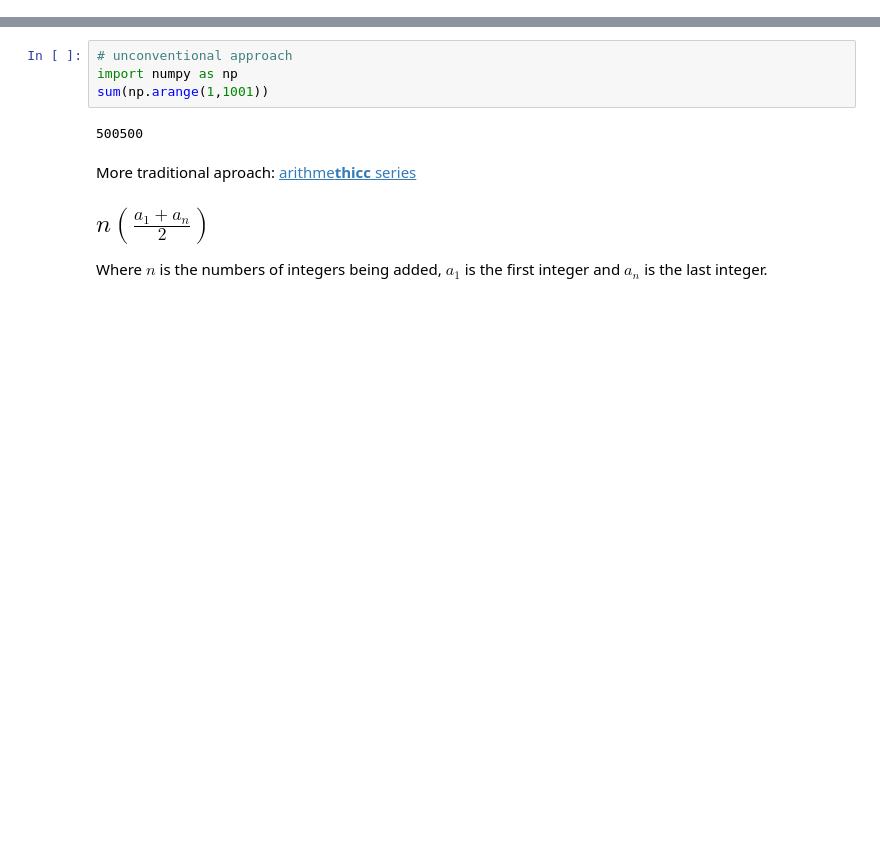
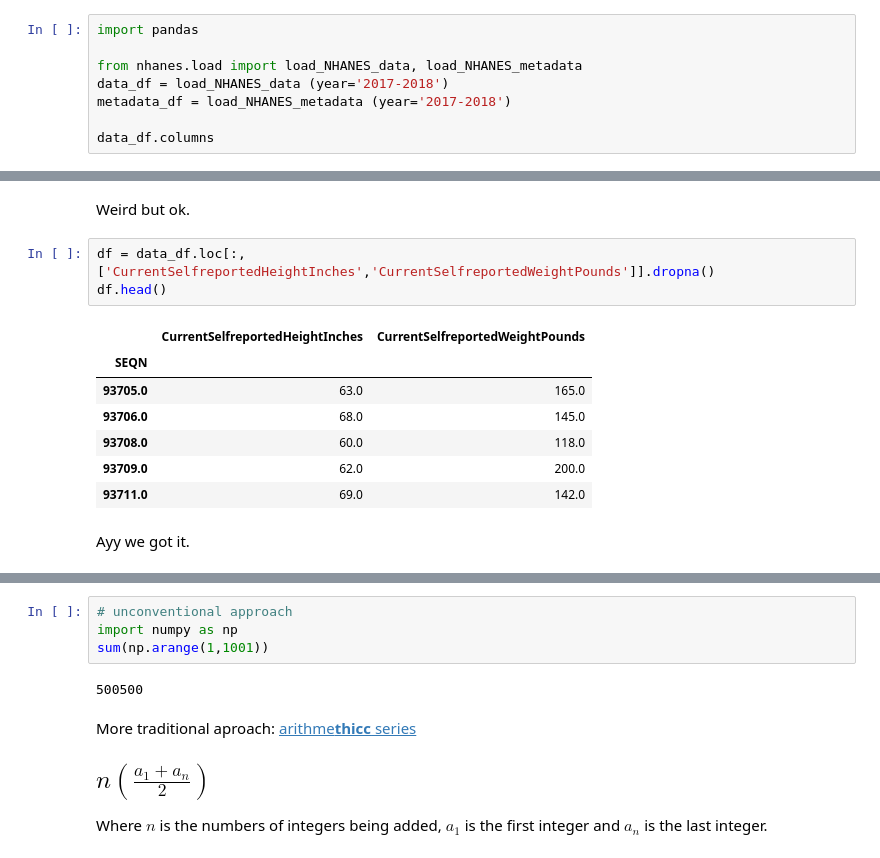
Before and after one commit to wlinds/mte, a Jupyter notebook: daily_doodle.ipynb, the cells around one changed output, grey strips where cells are left out. Drawn from its saved outputs; the diff is of its cells as text; blank space fills up the shorter version.

```diff
--- a/daily_doodle.ipynb
+++ b/daily_doodle.ipynb
@@ -0,0 +86,8 @@
+# %%
+import pandas
+
+from nhanes.load import load_NHANES_data, load_NHANES_metadata
+data_df = load_NHANES_data (year='2017-2018')
+metadata_df = load_NHANES_metadata (year='2017-2018')
+
+data_df.columns
@@ -0,0 +108,15 @@
+# %% [markdown]
+Weird but ok.
+# %%
+df = data_df.loc[:, ['CurrentSelfreportedHeightInches','CurrentSelfreportedWeightPounds']].dropna()
+df.head()
+# %% [output]
+|  | CurrentSelfreportedHeightInches | CurrentSelfreportedWeightPounds |
+| SEQN |  |  |
+| 93705.0 | 63.0 | 165.0 |
+| 93706.0 | 68.0 | 145.0 |
+| 93708.0 | 60.0 | 118.0 |
+| 93709.0 | 62.0 | 200.0 |
+| 93711.0 | 69.0 | 142.0 |
+# %% [markdown]
+Ayy we got it.
```
Also changed, not shown: parts of 10 cells of this notebook.
